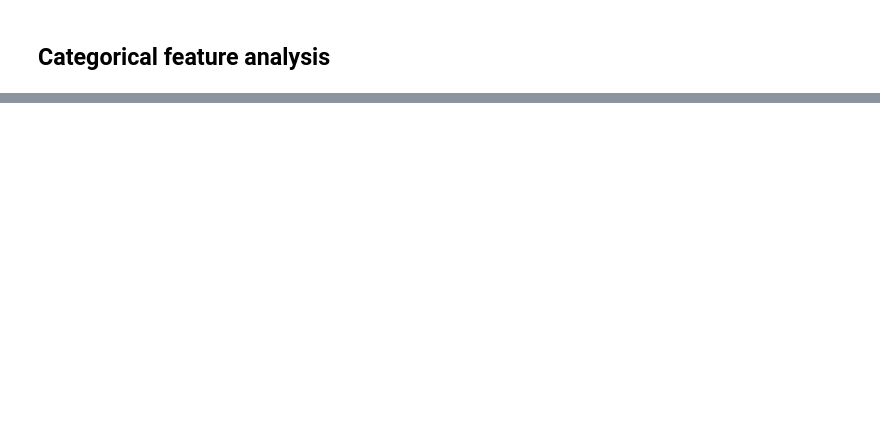
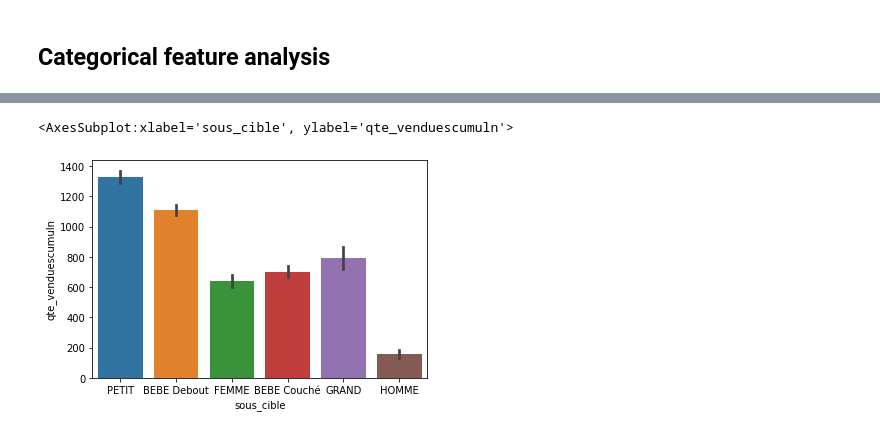
Before and after one commit to J-Cancelliere/markdown-predictions, a Jupyter notebook: notebooks/02_data_analysis.ipynb, the cells around one changed output, grey strips where cells are left out. Cells and saved outputs as stored; diff of their text form; code cells hidden in the pictures; blank space fills up the shorter version.

```diff
--- a/notebooks/02_data_analysis.ipynb
+++ b/notebooks/02_data_analysis.ipynb
@@ -75,0 +49,5 @@ dtype: object
+# %%
+sns.barplot(x="sous_cible",y="qte_venduescumuln",data=data)
+# %% [output]
+<AxesSubplot:xlabel='sous_cible', ylabel='qte_venduescumuln'>
+[figure, added]
```
Also changed, not shown: parts of 16 cells of this notebook.
